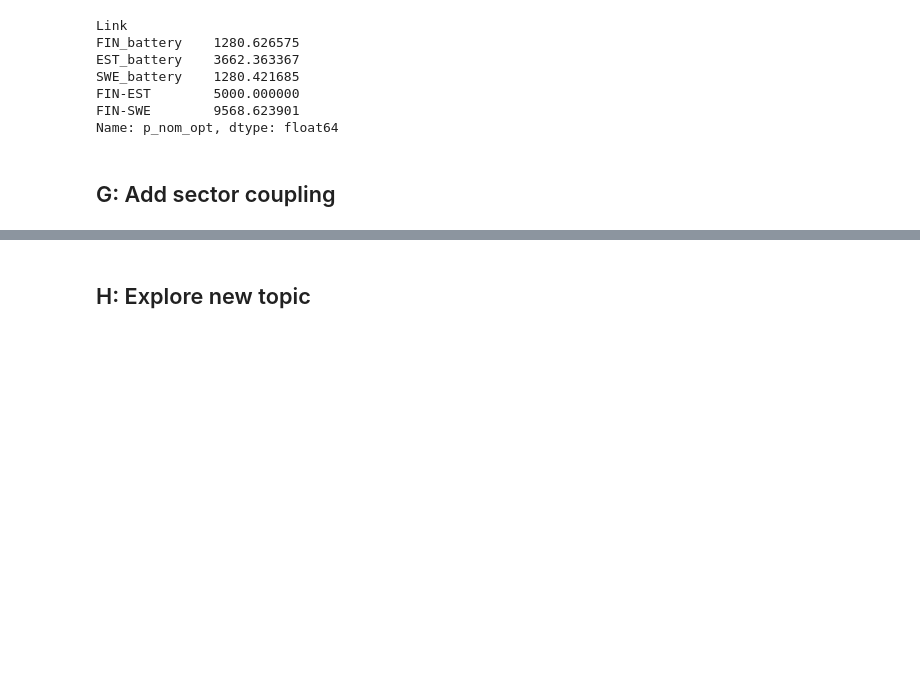
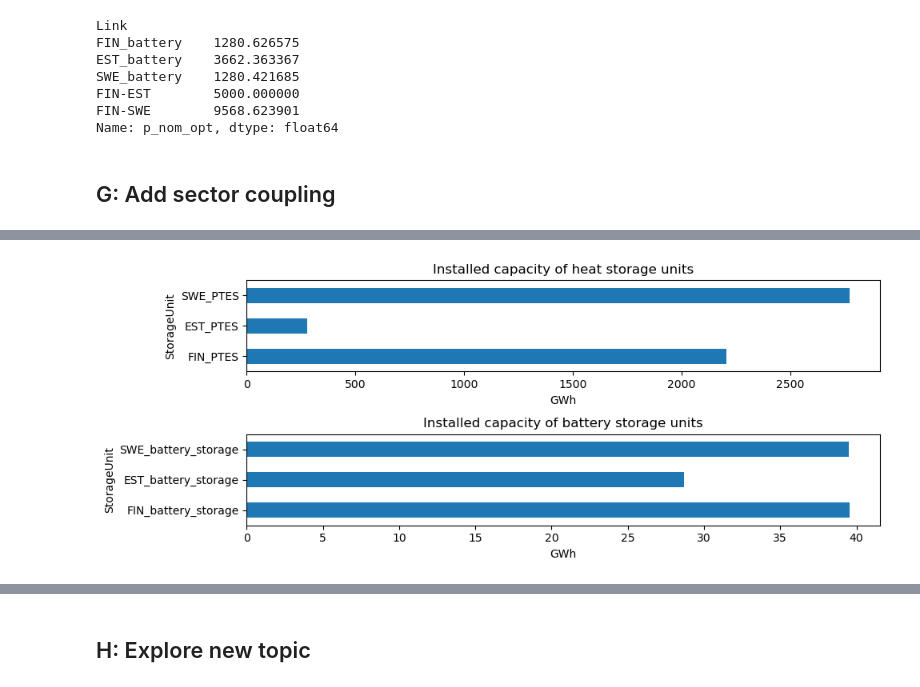
Before and after one commit to NicolineSimoneDTU/Integrated_Project, a Jupyter notebook: project.ipynb, the cells around one changed output, grey strips where cells are left out. Saved outputs shown, nothing was run; the diff lists cells and outputs as text; code cells hidden in the pictures; blank space fills up the shorter version.

```diff
--- a/project.ipynb
+++ b/project.ipynb
@@ -679,13 +679,13 @@ coordinates = {
     "SWE": (62, 15),
 }
 
-# Add a CO2 limit constraint, for now a dummy value
+# Add a CO2 limit constraint
 network.add(
     "GlobalConstraint",
     "CO2Limit",
     carrier_attribute="co2_emissions",
     sense="<=",
-    constant=1E6, #11.9MtCO2
+    constant=1E6, #MtCO2
     type="primary_energy",
 )
 
@@ -702,7 +702,8 @@ for country in countries:
     CF = pd.DataFrame(1, index=snapshots, columns=carriers)
     CF = CF.assign(onwind=onshore_all.loc[onshore_all.index.year == year, country].values,
                    solar=solar_all.loc[solar_all.index.year == year, country].values,
-                   hydro=hydro_2015.values )
+                   hydro=hydro_2015.loc[hydro_2015.index.year == year].values )
+
 
     for carrier in carriers:
         if carrier != "battery storage":
@@ -718,7 +719,7 @@ for country in countries:
     network.add("Load", f"el_load_{country}", bus=f"{country}_el", p_set=demand_all.loc[demand.index.year == year, country].values)
 
     # Add storage bus
-    network.add("StorageUnit", f"{country}_storage",
+    network.add("StorageUnit", f"{country}_battery_storage",
                 bus=f"{country}_storage",
                 carrier="battery storage",
                 capital_cost = costs.at["battery storage", "capital_cost"],
@@ -729,7 +730,7 @@ for country in countries:
     )
 
     # Add link to represent the battery inverter
-    network.add("Link", f"{country}_battery",
+    network.add("Link", f"{country}_battery_inverter",
                 bus0=f"{country}_el",
                 bus1=f"{country}_storage",
                 p_nom_extendable=True,
@@ -740,16 +741,14 @@ for country in countries:
                 carrier = "AC",
     )
 
-# Do not allow estonia to install hydro
+# Limit hydro capacity for each country corresponding to the installed capacity in 2015
 network.generators.loc["hydro_EST", "p_nom_max"] = 0
-
-# Limit hydro capacity for finland and sweden
 network.generators.loc["hydro_FIN", "p_nom_max"] = 3100 # MW
 network.generators.loc["hydro_SWE", "p_nom_max"] = 16_301 # MW
 
 # Add interconnectors between countries
-network.add("Link", "FIN-EST", bus0 = "FIN_el", bus1 = "EST_el", p_nom = 5e3, efficiency=1, capital_cost=0, p_max_pu=1, p_min_pu=-1, carrier = "AC")
-network.add("Link", "FIN-SWE", bus0 = "FIN_el", bus1 = "SWE_el", p_nom_extendable = True, efficiency=1, capital_cost=0, p_max_pu=1, p_min_pu=-1, carrier = "AC")
+network.add("Link", "FIN-EST", bus0 = "FIN_el", bus1 = "EST_el", p_nom = 1e3, efficiency=0.95, p_max_pu=1, p_min_pu=-1, carrier = "AC")
+network.add("Link", "FIN-SWE", bus0 = "FIN_el", bus1 = "SWE_el", p_nom = 2.4e3, efficiency=0.95, p_max_pu=1, p_min_pu=-1, carrier = "AC")
 # %%
 with suppress_stdout():
     network.optimize(solver_name="gurobi", solver_options={"outputflag": 0})
@@ -963,3 +930,18 @@ network.links.p_nom_opt.plot.barh()
+# %%
+# Plot the installed capacity of the storage units
+fig, ax = plt.subplots(2, 1, figsize=(10,4))
+network.storage_units.loc[["FIN_PTES", "EST_PTES", "SWE_PTES"], "p_nom_opt"].div(1E3).plot.barh(ax=ax[0])
+ax[0].set_title("Installed capacity of heat storage units")
+ax[0].set_xlabel("GWh")
+
+network.storage_units.loc[["FIN_battery_storage", "EST_battery_storage", "SWE_battery_storage"], "p_nom_opt"].div(1E3).plot.barh(ax=ax[1])
+ax[1].set_title("Installed capacity of battery storage units")
+ax[1].set_xlabel("GWh")
+
+plt.tight_layout()
+plt.show()
+# %% [output]
+[figure, added]
 # %%
 network.generators.p_nom_opt.plot.barh()
 # %% [output]
```
Also changed, not shown: parts of 16 cells of this notebook.
